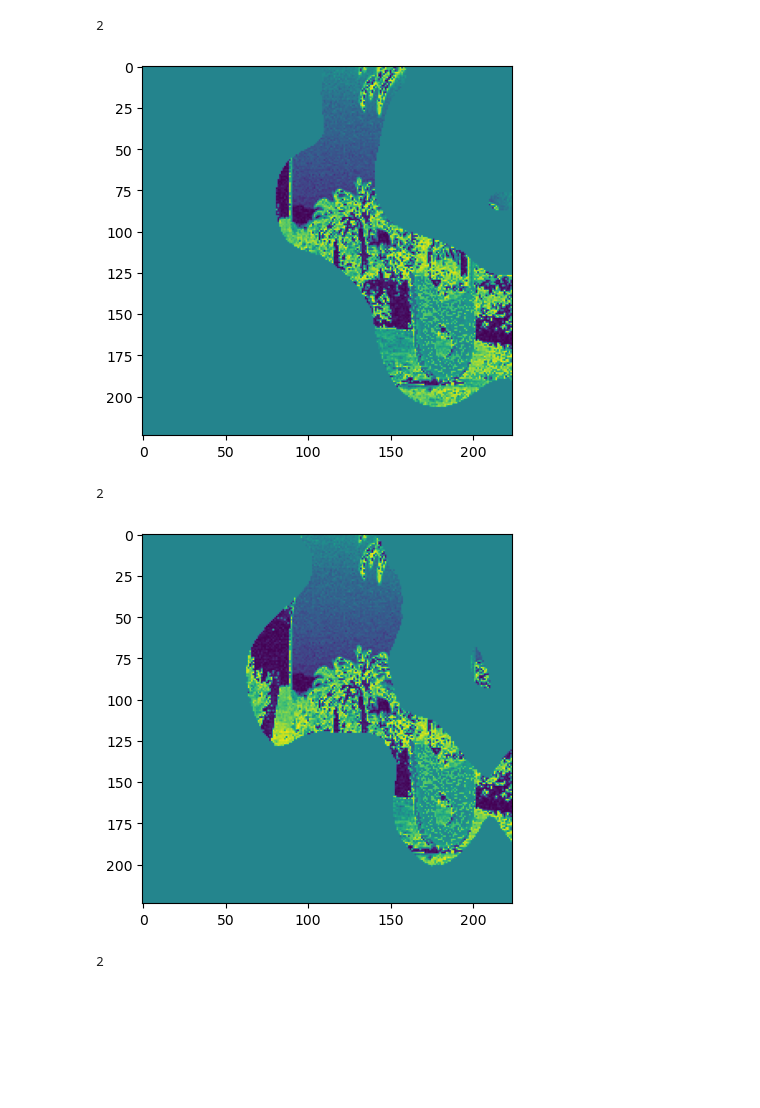
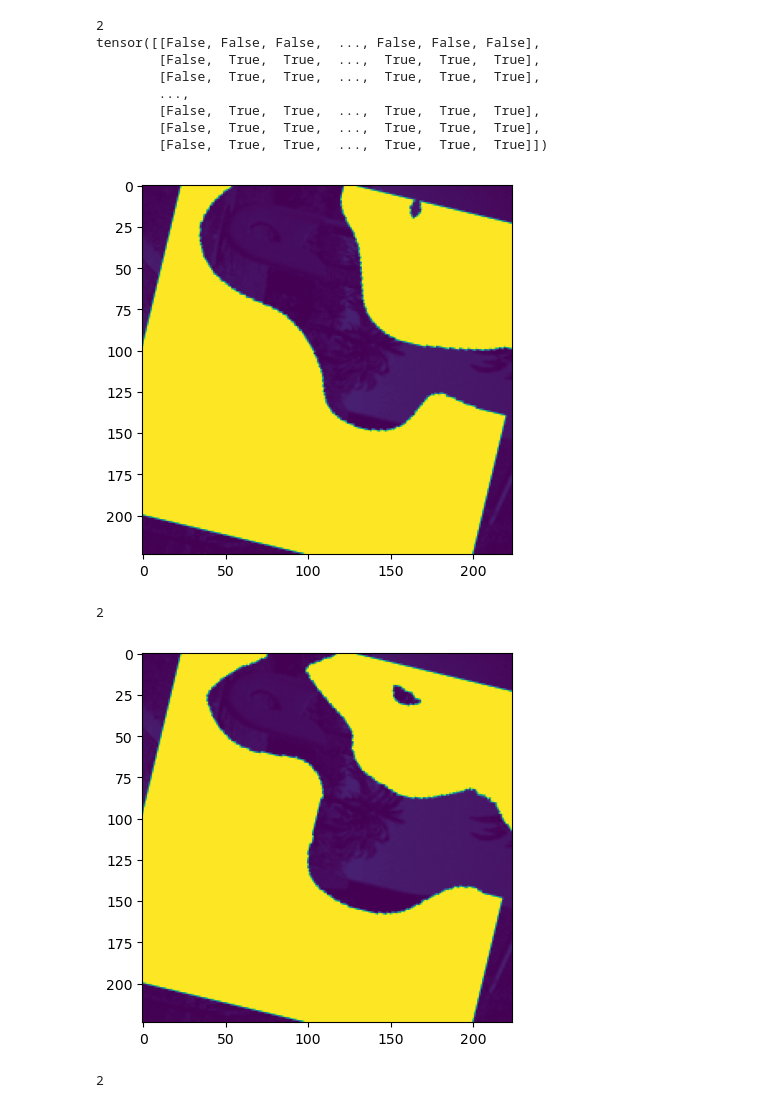
Before and after one commit to beotborry/ConformalXAI, a Jupyter notebook: img_vis.ipynb, the cells around one changed output. Drawn from its saved outputs; the diff is of its cells as text; code cells hidden in the pictures; blank space fills up the shorter version.

```diff
--- a/img_vis.ipynb
+++ b/img_vis.ipynb
@@ -5,20 +5,28 @@ import matplotlib.pyplot as plt
 img_base = torch.load("./img_base.pt")
 img_our = torch.load("./img_our.pt")
 # %%
-plt.imshow(img_base[5].squeeze().sum(0))
-print(len(torch.where(img_base[5].squeeze().sum(0) == 0)))
+plt.imshow(img_base[4].squeeze().sum(0))
+print(len(torch.where(img_base[4].squeeze().sum(0) == 0)))
 
 # len(torch.where(img_base[7].sum(0) == 0)[0])
+print(img_base[5].squeeze().sum(0) == 0)
 # %% [output]
 2
+tensor([[False, False, False,  ..., False, False, False],
+        [False,  True,  True,  ...,  True,  True,  True],
+        [False,  True,  True,  ...,  True,  True,  True],
+        ...,
+        [False,  True,  True,  ...,  True,  True,  True],
+        [False,  True,  True,  ...,  True,  True,  True],
+        [False,  True,  True,  ...,  True,  True,  True]])
-[figure, old version]
+[figure, new version]
 # %%
-plt.imshow(img_our[5].squeeze().sum(0))
+plt.imshow(img_our[4].squeeze().sum(0))
 
-print(len(torch.where(img_our[5].squeeze().sum(0) == 0)))
+print(len(torch.where(img_our[4].squeeze().sum(0) == 0)))
 # %% [output]
 2
-[figure, old version]
+[figure, new version]
 # %%
 img_base_spatial = torch.load("./img_base_spatial.pt")
 img_our_spatial = torch.load("./img_our_spatial.pt")
```
Also changed, not shown: 6 other files.
